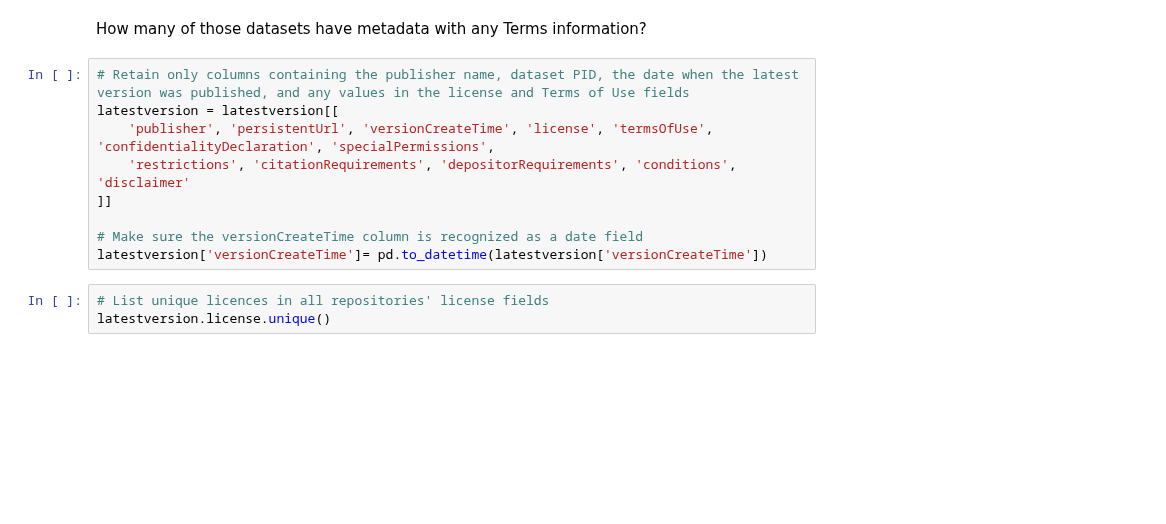
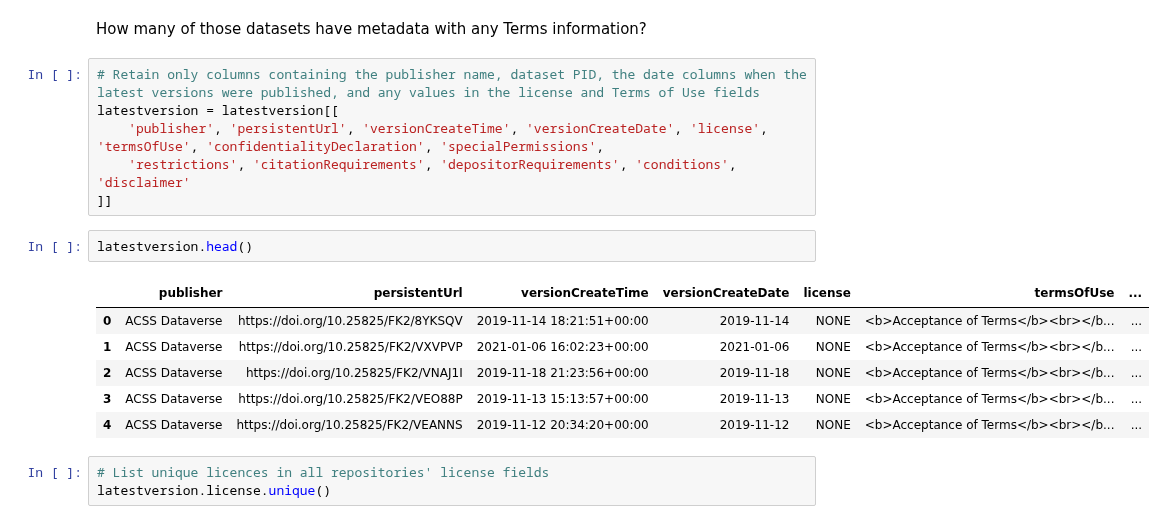
Before and after one commit to jggautier/ux-research-data-analysis, a Jupyter notebook: notebooks/Terms_metadata_in_Dataverse_repositories/Datasets with license plus terms of use metadata/Datasets with license plus terms of use metadata.ipynb, the cells around one changed output. Saved outputs shown, nothing was run; the diff lists cells and outputs as text; blank space fills up the shorter version.

```diff
--- a/notebooks/Terms_metadata_in_Dataverse_repositories/Datasets with license plus terms of use metadata/Datasets with license plus terms of use metadata.ipynb
+++ b/notebooks/Terms_metadata_in_Dataverse_repositories/Datasets with license plus terms of use metadata/Datasets with license plus terms of use metadata.ipynb
@@ -112,14 +120,20 @@ countDatasetsByInstallation.head()
 # %% [markdown]
 How many of those datasets have metadata with any Terms information?
 # %%
-# Retain only columns containing the publisher name, dataset PID, the date when the latest version was published, and any values in the license and Terms of Use fields
+# Retain only columns containing the publisher name, dataset PID, the date columns when the latest versions were published, and any values in the license and Terms of Use fields
 latestversion = latestversion[[
-    'publisher', 'persistentUrl', 'versionCreateTime', 'license', 'termsOfUse', 'confidentialityDeclaration', 'specialPermissions',
+    'publisher', 'persistentUrl', 'versionCreateTime', 'versionCreateDate', 'license', 'termsOfUse', 'confidentialityDeclaration', 'specialPermissions',
     'restrictions', 'citationRequirements', 'depositorRequirements', 'conditions', 'disclaimer'
 ]]
-
-# Make sure the versionCreateTime column is recognized as a date field
-latestversion['versionCreateTime']= pd.to_datetime(latestversion['versionCreateTime'])
+# %%
+latestversion.head()
+# %% [output]
+|  | publisher | persistentUrl | versionCreateTime | versionCreateDate | license | termsOfUse | ... |
+| 0 | ACSS Dataverse | https://doi.org/10.25825/FK2/8YKSQV | 2019-11-14 18:21:51+00:00 | 2019-11-14 | NONE | <b>Acceptance of Terms</b><br></b... | ... |
+| 1 | ACSS Dataverse | https://doi.org/10.25825/FK2/VXVPVP | 2021-01-06 16:02:23+00:00 | 2021-01-06 | NONE | <b>Acceptance of Terms</b><br></b... | ... |
+| 2 | ACSS Dataverse | https://doi.org/10.25825/FK2/VNAJ1I | 2019-11-18 21:23:56+00:00 | 2019-11-18 | NONE | <b>Acceptance of Terms</b><br></b... | ... |
+| 3 | ACSS Dataverse | https://doi.org/10.25825/FK2/VEO88P | 2019-11-13 15:13:57+00:00 | 2019-11-13 | NONE | <b>Acceptance of Terms</b><br></b... | ... |
+| 4 | ACSS Dataverse | https://doi.org/10.25825/FK2/VEANNS | 2019-11-12 20:34:20+00:00 | 2019-11-12 | NONE | <b>Acceptance of Terms</b><br></b... | ... |
 # %%
 # List unique licences in all repositories' license fields
 latestversion.license.unique()
```
Also changed, not shown: parts of 6 cells of this notebook.
